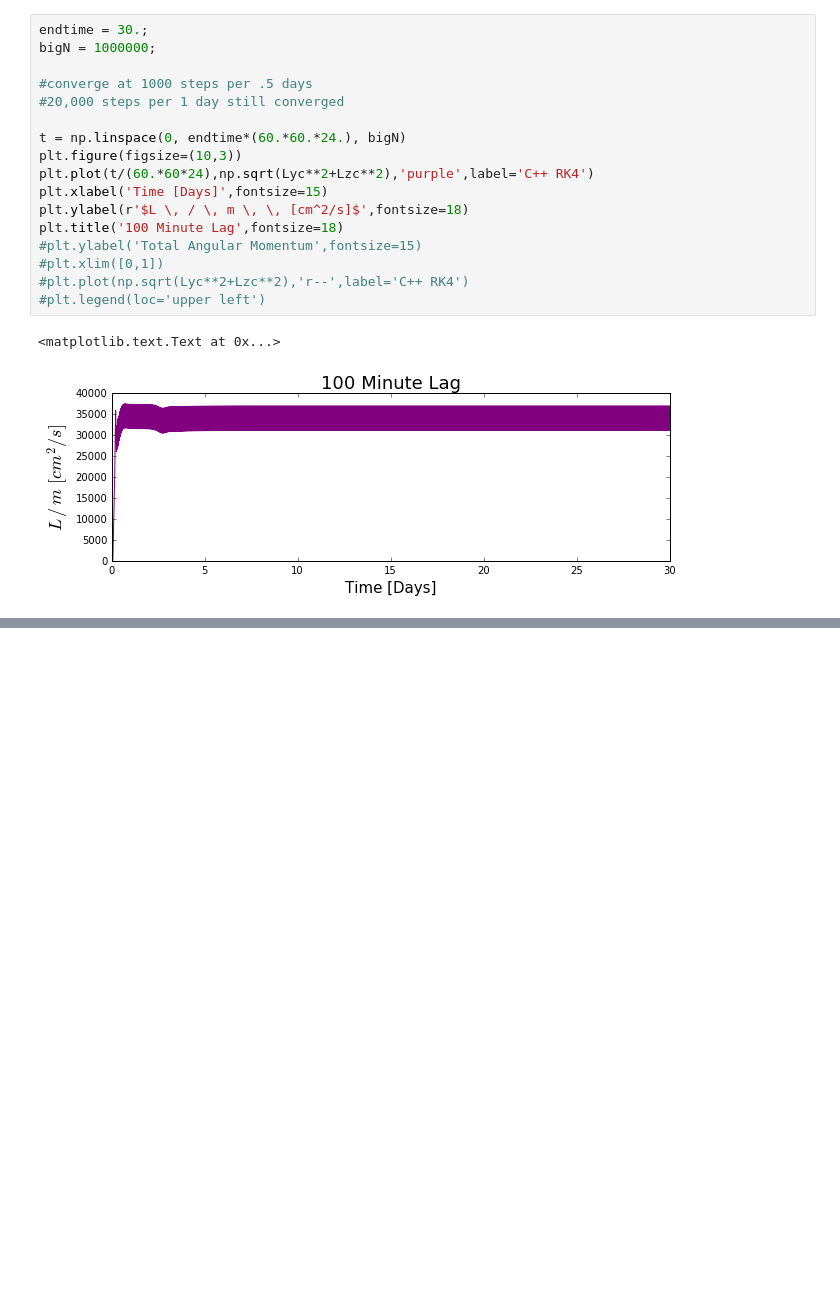
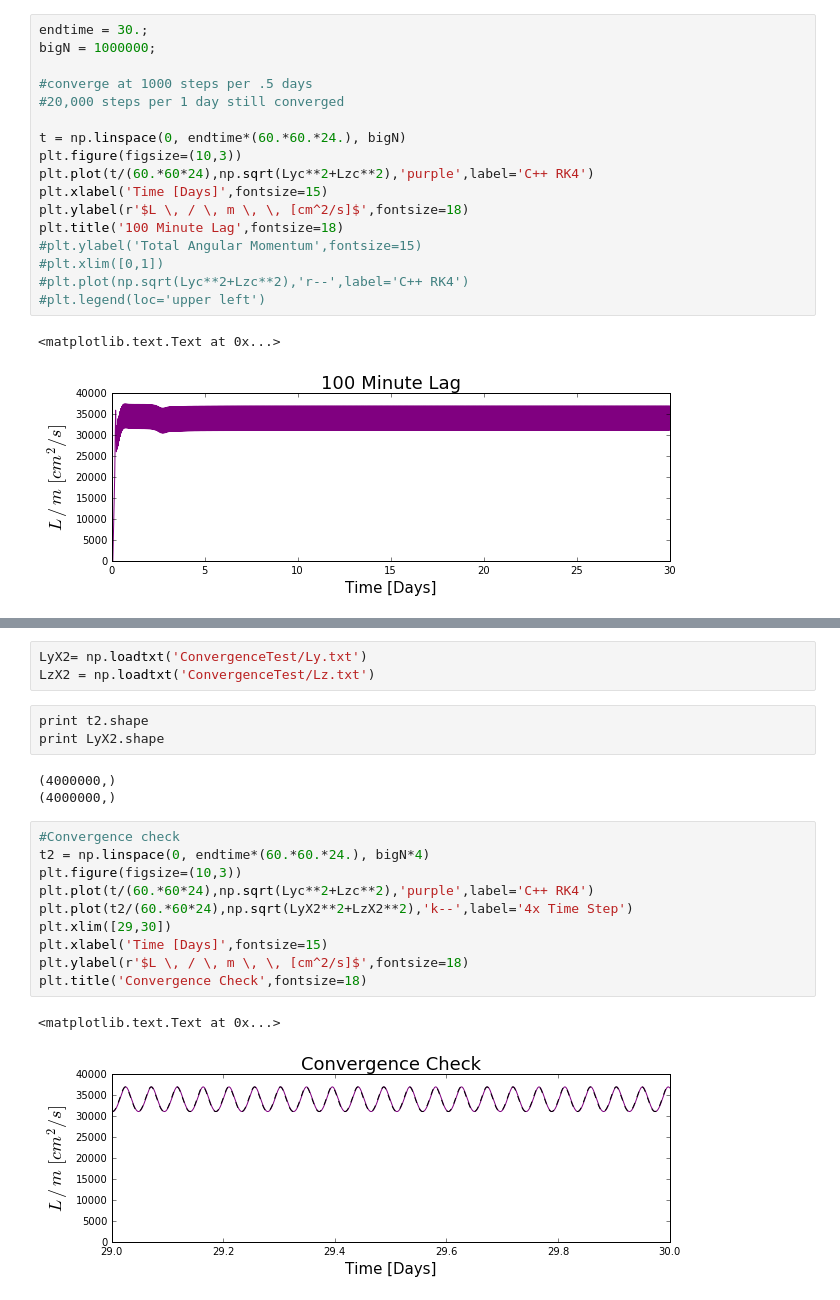
Before and after one commit to DSeligman/Oumuamua_Jetmodel, a Jupyter notebook: Lagged_Jet_Visualizer.ipynb, the cells around one changed output, grey strips where cells are left out. Cells and saved outputs as stored; diff of their text form; blank space fills up the shorter version.

```diff
--- a/Lagged_Jet_Visualizer.ipynb
+++ b/Lagged_Jet_Visualizer.ipynb
@@ -39,3 +39,25 @@ plt.title('100 Minute Lag',fontsize=18)
 # %% [output]
 <matplotlib.text.Text at 0x...>
 [figure]
+# %%
+LyX2= np.loadtxt('ConvergenceTest/Ly.txt')
+LzX2 = np.loadtxt('ConvergenceTest/Lz.txt')
+# %%
+print t2.shape
+print LyX2.shape
+# %% [output]
+(4000000,)
+(4000000,)
+# %%
+#Convergence check
+t2 = np.linspace(0, endtime*(60.*60.*24.), bigN*4)
+plt.figure(figsize=(10,3))
+plt.plot(t/(60.*60*24),np.sqrt(Lyc**2+Lzc**2),'purple',label='C++ RK4')
+plt.plot(t2/(60.*60*24),np.sqrt(LyX2**2+LzX2**2),'k--',label='4x Time Step')
+plt.xlim([29,30])
+plt.xlabel('Time [Days]',fontsize=15)
+plt.ylabel(r'$L \, / \, m \, \, [cm^2/s]$',fontsize=18)
+plt.title('Convergence Check',fontsize=18)
+# %% [output]
+<matplotlib.text.Text at 0x...>
+[figure, added]
```
Also changed, not shown: parts of 2 cells of this notebook, 9 other files.
